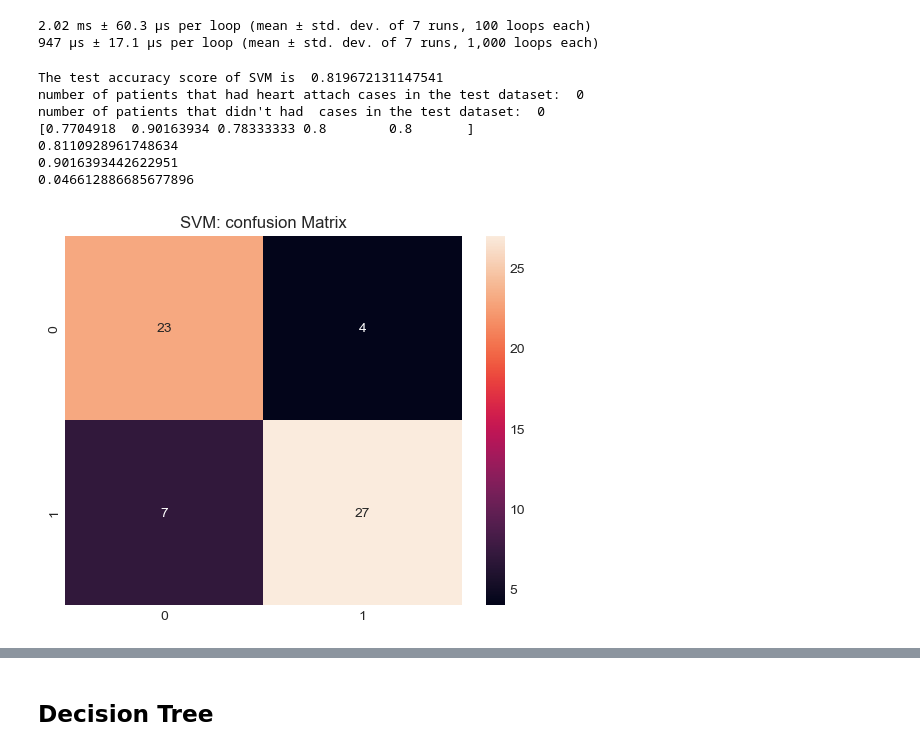
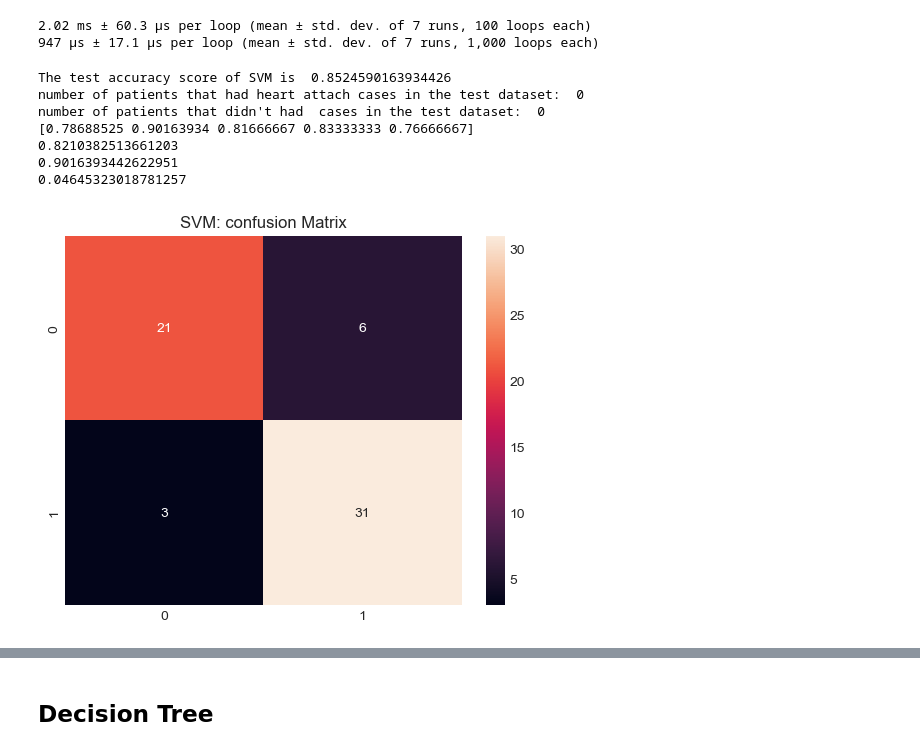
Before and after one commit to Alijafr/ML, a Jupyter notebook: assignment 1/code/Heart attack prediction .ipynb, the cells around one changed output, grey strips where cells are left out. Cells and saved outputs as stored; diff of their text form; code cells hidden in the pictures.

```diff
--- a/assignment 1/code/Heart attack prediction .ipynb
+++ b/assignment 1/code/Heart attack prediction .ipynb
@@ -287,7 +287,7 @@ The first 5 rows of X are
 5 rows × 22 columns
 # %%
 #separate data for testing and training
-X_train, X_test, y_train, y_test = train_test_split(X,y, test_size = 0.2, random_state = 0)
+X_train, X_test, y_train, y_test = train_test_split(X,y, test_size = 0.25, random_state = 0)
 y_train = y_train.squeeze(1)
 y_test = y_test.squeeze(1)
 print("The shape of X_train is      ", X_train.shape)
@@ -330,7 +330,7 @@ clf = MLPClassifier(solver='adam', alpha=0.1,learning_rate_init=1e-3,hidden_laye
 964 ms ± 23.6 ms per loop (mean ± std. dev. of 7 runs, 1 loop each)
 1.11 ms ± 16.2 µs per loop (mean ± std. dev. of 7 runs, 1,000 loops each)
 # %%
-clf = MLPClassifier(solver='adam', alpha=0.1,learning_rate_init=1e-3,hidden_layer_sizes=(200,200 ),activation='relu', random_state=7,max_iter=1000)
+clf = MLPClassifier(solver='sgd', alpha=0.1,learning_rate_init=1e-2,hidden_layer_sizes=(10, ),activation='relu', random_state=7,max_iter=1000)
 clf.fit(X_train,y_train)
 
 y_pred = clf.predict(X_test)
@@ -556,32 +580,32 @@ svm =SVC(C=0.1,degree=1,gamma=0.1, kernel="linear",random_state=102)
 2.02 ms ± 60.3 µs per loop (mean ± std. dev. of 7 runs, 100 loops each)
 947 µs ± 17.1 µs per loop (mean ± std. dev. of 7 runs, 1,000 loops each)
 # %%
-svm =SVC(C=0.1,degree=1,gamma=0.1, kernel="linear",random_state=102)
+svm =SVC(C=0.01,degree=1,gamma=0.1, kernel="linear",random_state=102)
 svm.fit(X_train,y_train)
 # predicting the values
 y_pred = svm.predict(X_test)
 
 # printing the test accuracy
 print("The test accuracy score of SVM is ", accuracy_score(y_test, y_pred))
 
 print("number of patients that had heart attach cases in the test dataset: ",len(np.where(y_test==1)[0]))
 print("number of patients that didn't had  cases in the test dataset: ",len(np.where(y_test==0)[0]))
 confusion = sns.heatmap(confusion_matrix(y_test,y_pred),annot=True)
 confusion.set_title("SVM: confusion Matrix")
 fig = confusion.get_figure()
 fig.savefig(save_folder+"SVM_confusion.pdf")
 cv_result = cross_val_score(svm,X,y.squeeze(1),cv=5) # uses R^2 as score
 print(cv_result)
 print(cv_result.mean())
 print(cv_result.max())
 print(cv_result.std())
 # %% [output]
-The test accuracy score of SVM is  0.819672131147541
+The test accuracy score of SVM is  0.8524590163934426
 number of patients that had heart attach cases in the test dataset:  0
 number of patients that didn't had  cases in the test dataset:  0
-[0.7704918  0.90163934 0.78333333 0.8        0.8       ]
-0.8110928961748634
+[0.78688525 0.90163934 0.81666667 0.83333333 0.76666667]
+0.8210382513661203
 0.9016393442622951
-0.046612886685677896
+0.04645323018781257
-[figure, old version]
+[figure, new version]
 # %%
```
Also changed, not shown: parts of 47 cells of this notebook, 39 other files.
